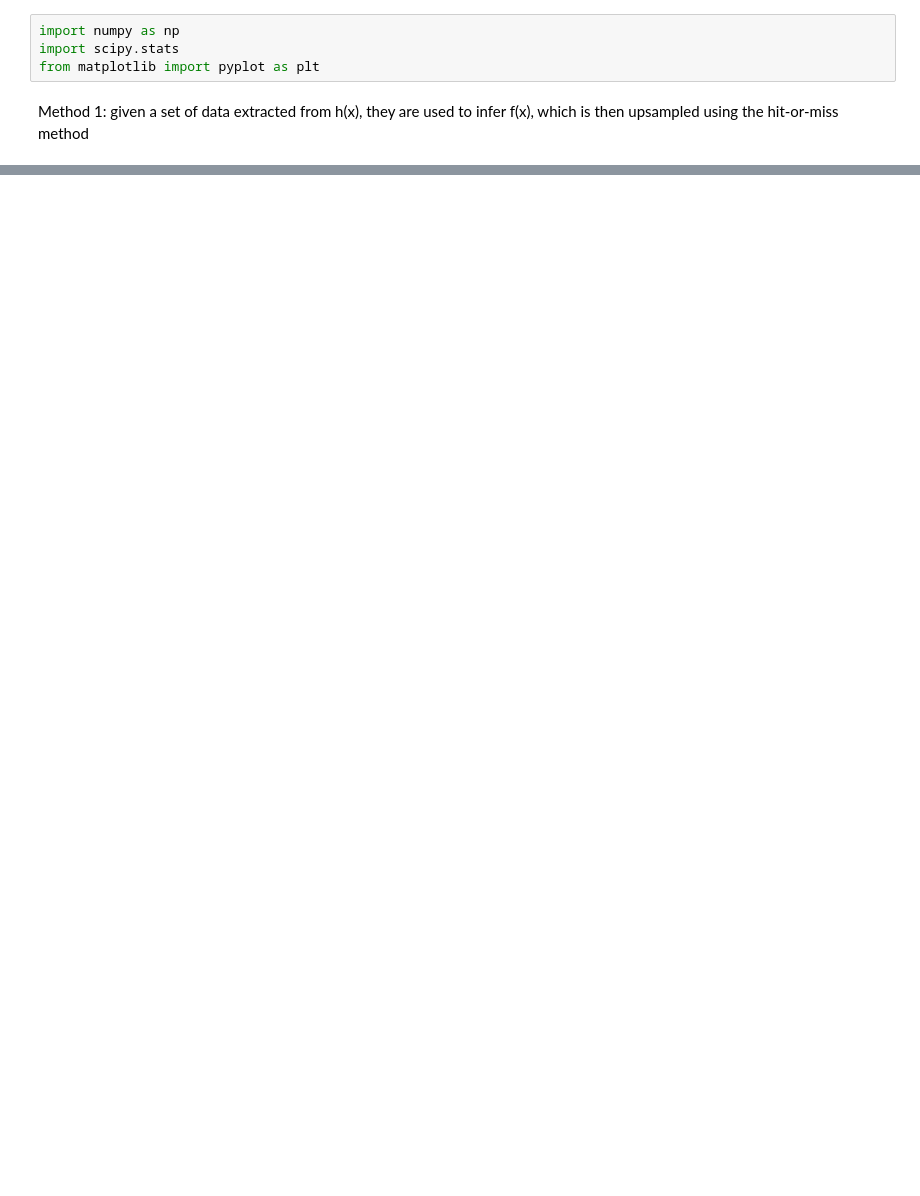
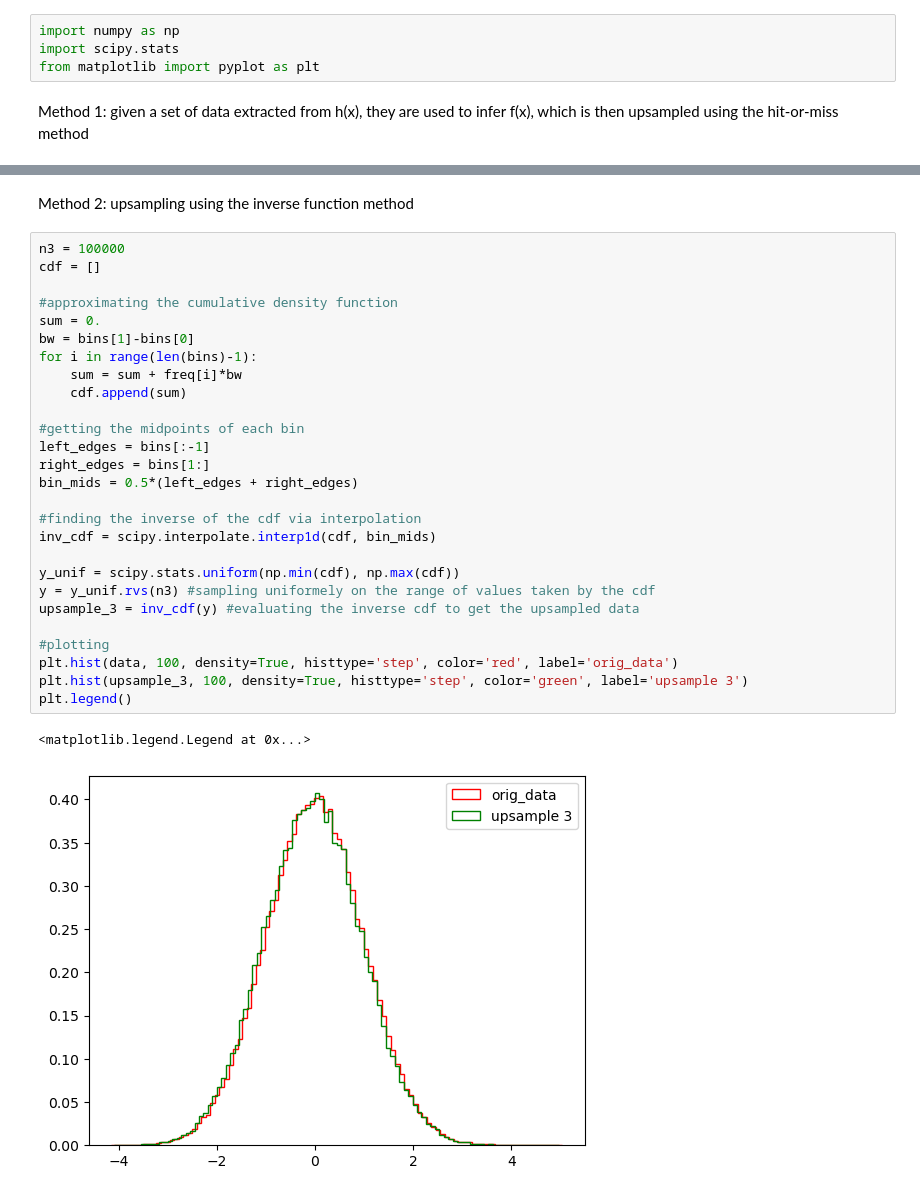
Before and after one commit to GabrieleOlzer/astrostatistics_bicocca_2025, a Jupyter notebook: working/L04/upsampling.ipynb, the cells around one changed output, grey strips where cells are left out. Drawn from its saved outputs; the diff is of its cells as text; blank space fills up the shorter version.

Commit message:
L04 inverse cdf upsampling

```diff
--- a/working/L04/upsampling.ipynb
+++ b/working/L04/upsampling.ipynb
@@ -39,0 +40,32 @@ plt.show()
+# %% [markdown]
+Method 2: upsampling using the inverse function method
+# %%
+n3 = 100000
+cdf = []
+
+#approximating the cumulative density function
+sum = 0.
+bw = bins[1]-bins[0]
+for i in range(len(bins)-1):
+    sum = sum + freq[i]*bw
+    cdf.append(sum)
+
+#getting the midpoints of each bin
+left_edges = bins[:-1]
+right_edges = bins[1:]
+bin_mids = 0.5*(left_edges + right_edges)
+
+#finding the inverse of the cdf via interpolation
+inv_cdf = scipy.interpolate.interp1d(cdf, bin_mids)
+
+y_unif = scipy.stats.uniform(np.min(cdf), np.max(cdf))
+y = y_unif.rvs(n3) #sampling uniformely on the range of values taken by the cdf
+upsample_3 = inv_cdf(y) #evaluating the inverse cdf to get the upsampled data
+
+#plotting
+plt.hist(data, 100, density=True, histtype='step', color='red', label='orig_data')
+plt.hist(upsample_3, 100, density=True, histtype='step', color='green', label='upsample 3')
+plt.legend()
+# %% [output]
+<matplotlib.legend.Legend at 0x...>
+[figure, added]
```
Also changed, not shown: parts of 1 cell of this notebook.
